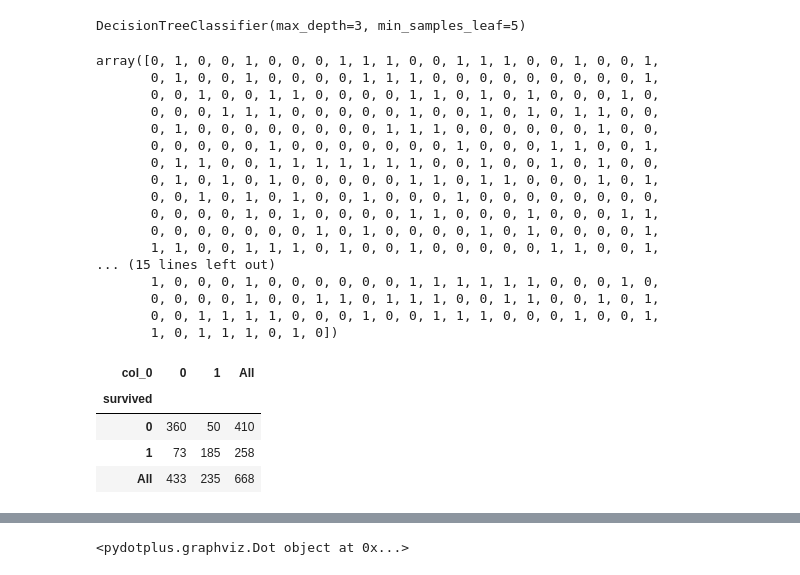
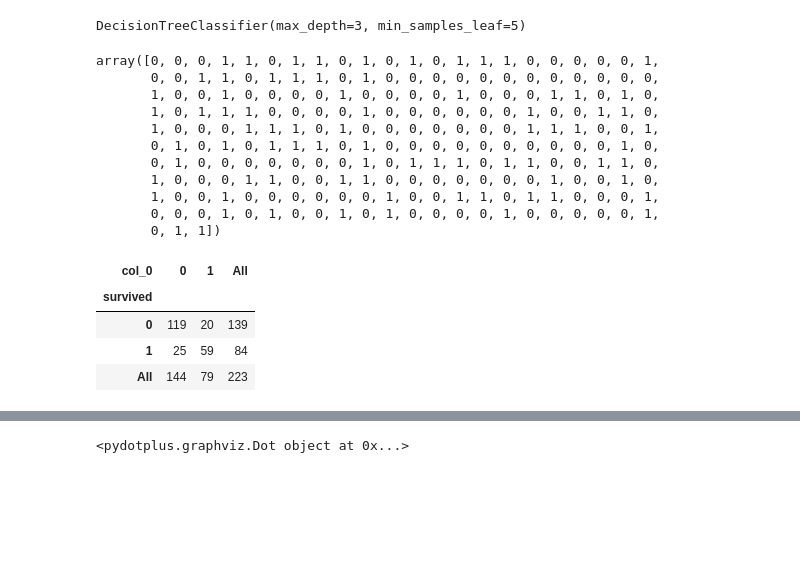
Before and after one commit to yamistar/python_data, a Jupyter notebook: notebooks/0709_KNN/decision_tree.ipynb, the cells around one changed output, grey strips where cells are left out. Drawn from its saved outputs; the diff is of its cells as text; code cells hidden in the pictures; blank space fills up the shorter version.

```diff
--- a/notebooks/0709_KNN/decision_tree.ipynb
+++ b/notebooks/0709_KNN/decision_tree.ipynb
@@ -253,34 +253,28 @@ dtmodel
 # %% [output]
 DecisionTreeClassifier(max_depth=3, min_samples_leaf=5)
 # %%
-y_pred = dtmodel.predict(X_train)
+y_pred = dtmodel.predict(X_test)
 y_pred
 # %% [output]
-array([0, 1, 0, 0, 1, 0, 0, 0, 1, 1, 1, 0, 0, 1, 1, 1, 0, 0, 1, 0, 0, 1,
-       0, 1, 0, 0, 1, 0, 0, 0, 0, 1, 1, 1, 0, 0, 0, 0, 0, 0, 0, 0, 0, 1,
-       0, 0, 1, 0, 0, 1, 1, 0, 0, 0, 0, 1, 1, 0, 1, 0, 1, 0, 0, 0, 1, 0,
-       0, 0, 0, 1, 1, 1, 0, 0, 0, 0, 0, 1, 0, 0, 1, 0, 1, 0, 1, 1, 0, 0,
-       0, 1, 0, 0, 0, 0, 0, 0, 0, 0, 1, 1, 1, 0, 0, 0, 0, 0, 0, 1, 0, 0,
-       0, 0, 0, 0, 0, 1, 0, 0, 0, 0, 0, 0, 0, 1, 0, 0, 0, 1, 1, 0, 0, 1,
-       0, 1, 1, 0, 0, 1, 1, 1, 1, 1, 1, 1, 0, 0, 1, 0, 0, 1, 0, 1, 0, 0,
-       0, 1, 0, 1, 0, 1, 0, 0, 0, 0, 0, 1, 1, 0, 1, 1, 0, 0, 0, 1, 0, 1,
-       0, 0, 1, 0, 1, 0, 1, 0, 0, 1, 0, 0, 0, 1, 0, 0, 0, 0, 0, 0, 0, 0,
-       0, 0, 0, 0, 1, 0, 1, 0, 0, 0, 0, 1, 1, 0, 0, 0, 1, 0, 0, 0, 1, 1,
-       0, 0, 0, 0, 0, 0, 0, 1, 0, 1, 0, 0, 0, 0, 1, 0, 1, 0, 0, 0, 0, 1,
-       1, 1, 0, 0, 1, 1, 1, 0, 1, 0, 0, 1, 0, 0, 0, 0, 0, 1, 1, 0, 0, 1,
-... (15 lines left out)
-       1, 0, 0, 0, 1, 0, 0, 0, 0, 0, 0, 1, 1, 1, 1, 1, 1, 0, 0, 0, 1, 0,
-       0, 0, 0, 0, 1, 0, 0, 1, 1, 0, 1, 1, 1, 0, 0, 1, 1, 0, 0, 1, 0, 1,
-       0, 0, 1, 1, 1, 1, 0, 0, 0, 1, 0, 0, 1, 1, 1, 0, 0, 0, 1, 0, 0, 1,
-       1, 0, 1, 1, 1, 0, 1, 0])
+array([0, 0, 0, 1, 1, 0, 1, 1, 0, 1, 0, 1, 0, 1, 1, 1, 0, 0, 0, 0, 0, 1,
+       0, 0, 1, 1, 0, 1, 1, 1, 0, 1, 0, 0, 0, 0, 0, 0, 0, 0, 0, 0, 0, 0,
+       1, 0, 0, 1, 0, 0, 0, 0, 1, 0, 0, 0, 0, 1, 0, 0, 0, 1, 1, 0, 1, 0,
+       1, 0, 1, 1, 1, 0, 0, 0, 0, 1, 0, 0, 0, 0, 0, 0, 1, 0, 0, 1, 1, 0,
+       1, 0, 0, 0, 1, 1, 1, 0, 1, 0, 0, 0, 0, 0, 0, 0, 1, 1, 1, 0, 0, 1,
+       0, 1, 0, 1, 0, 1, 1, 1, 0, 1, 0, 0, 0, 0, 0, 0, 0, 0, 0, 0, 1, 0,
+       0, 1, 0, 0, 0, 0, 0, 0, 0, 1, 0, 1, 1, 1, 0, 1, 1, 0, 0, 1, 1, 0,
+       1, 0, 0, 0, 1, 1, 0, 0, 1, 1, 0, 0, 0, 0, 0, 0, 0, 1, 0, 0, 1, 0,
+       1, 0, 0, 1, 0, 0, 0, 0, 0, 0, 1, 0, 0, 1, 1, 0, 1, 1, 0, 0, 0, 1,
+       0, 0, 0, 1, 0, 1, 0, 0, 1, 0, 1, 0, 0, 0, 0, 1, 0, 0, 0, 0, 0, 1,
+       0, 1, 1])
 # %%
-pd.crosstab(y_train, y_pred, margins=True)
+pd.crosstab(y_test, y_pred, margins=True)
 # %% [output]
 | col_0 | 0 | 1 | All |
 | survived |  |  |  |
-| 0 | 360 | 50 | 410 |
-| 1 | 73 | 185 | 258 |
-| All | 433 | 235 | 668 |
+| 0 | 119 | 20 | 139 |
+| 1 | 25 | 59 | 84 |
+| All | 144 | 79 | 223 |
 # %%
 #graphviz 설치
 !sudo apt-get update
```
Also changed, not shown: parts of 2 cells of this notebook.
